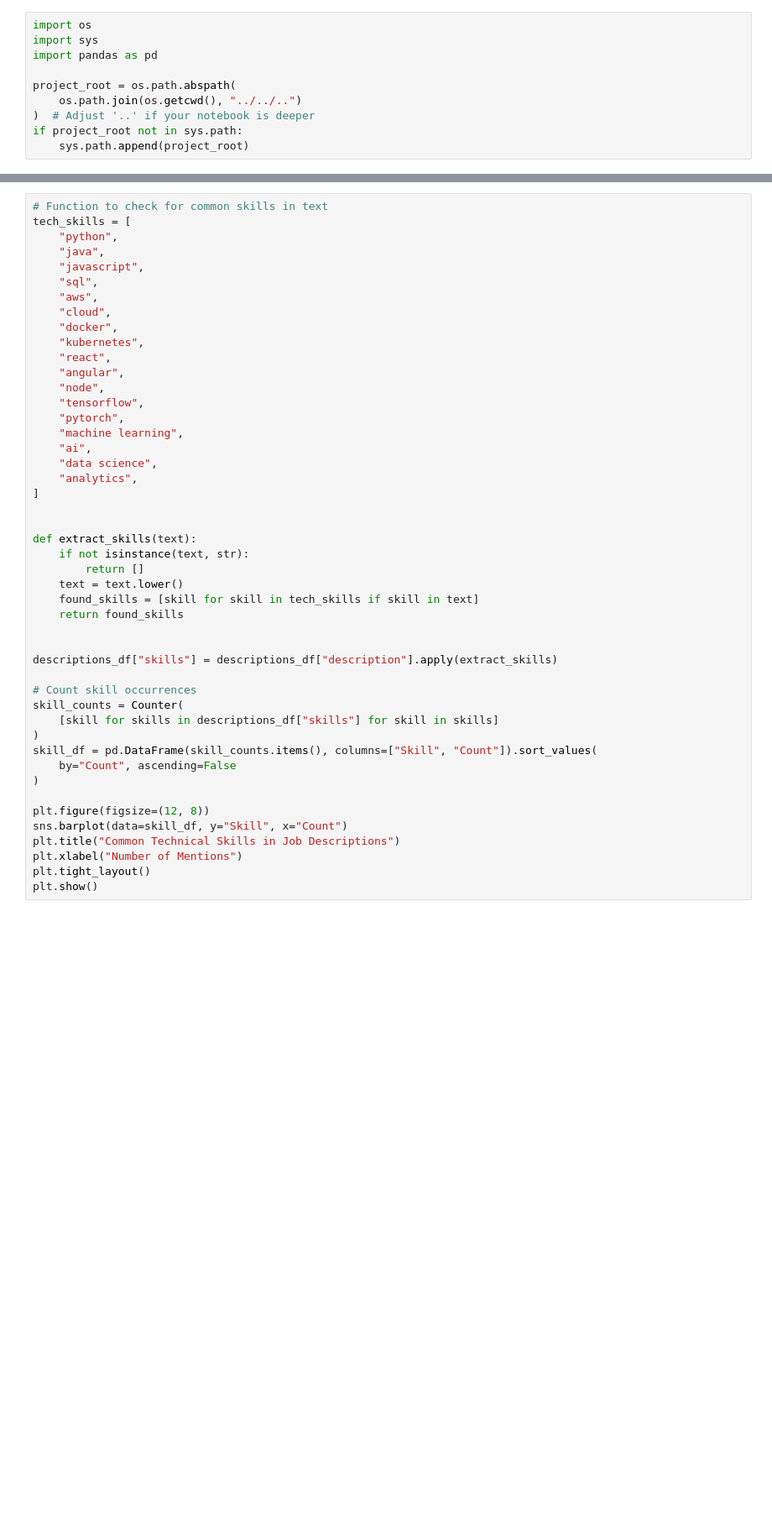
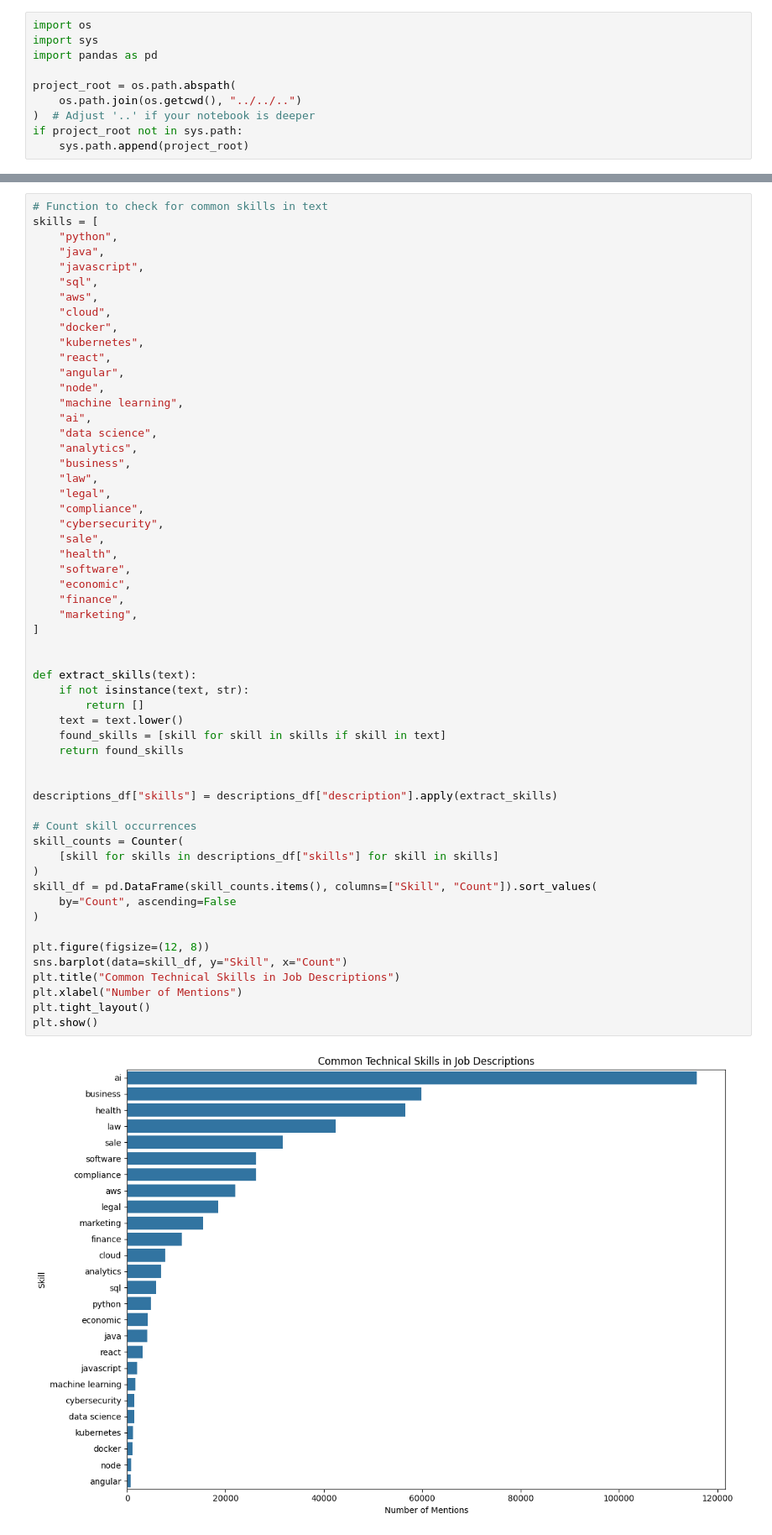
Before and after one commit to gabcal07/NLP_Linkedin_offers, a Jupyter notebook: models/src/generation/dataset_analysis.ipynb, the cells around one changed output, grey strips where cells are left out. Shown at 84% size. Saved outputs shown, nothing was run; the diff lists cells and outputs as text; blank space fills up the shorter version.

```diff
--- a/models/src/generation/dataset_analysis.ipynb
+++ b/models/src/generation/dataset_analysis.ipynb
@@ -212,6 +220,6 @@ plt.show()
 # %%
 # Function to check for common skills in text
-tech_skills = [
+skills = [
     "python",
     "java",
     "javascript",
@@ -223,39 +231,50 @@ tech_skills = [
     "react",
     "angular",
     "node",
-    "tensorflow",
-    "pytorch",
     "machine learning",
     "ai",
     "data science",
     "analytics",
+    "business",
+    "law",
+    "legal",
+    "compliance",
+    "cybersecurity",
+    "sale",
+    "health",
+    "software",
+    "economic",
+    "finance",
+    "marketing",
 ]
 
 
 def extract_skills(text):
     if not isinstance(text, str):
         return []
     text = text.lower()
-    found_skills = [skill for skill in tech_skills if skill in text]
+    found_skills = [skill for skill in skills if skill in text]
     return found_skills
 
 
 descriptions_df["skills"] = descriptions_df["description"].apply(extract_skills)
 
 # Count skill occurrences
 skill_counts = Counter(
     [skill for skills in descriptions_df["skills"] for skill in skills]
 )
 skill_df = pd.DataFrame(skill_counts.items(), columns=["Skill", "Count"]).sort_values(
     by="Count", ascending=False
 )
 
 plt.figure(figsize=(12, 8))
 sns.barplot(data=skill_df, y="Skill", x="Count")
 plt.title("Common Technical Skills in Job Descriptions")
 plt.xlabel("Number of Mentions")
 plt.tight_layout()
 plt.show()
+# %% [output]
+[figure, added]
 # %%
 from sklearn.feature_extraction.text import TfidfVectorizer
 from sklearn.decomposition import LatentDirichletAllocation
```
Also changed, not shown: parts of 6 cells of this notebook.
